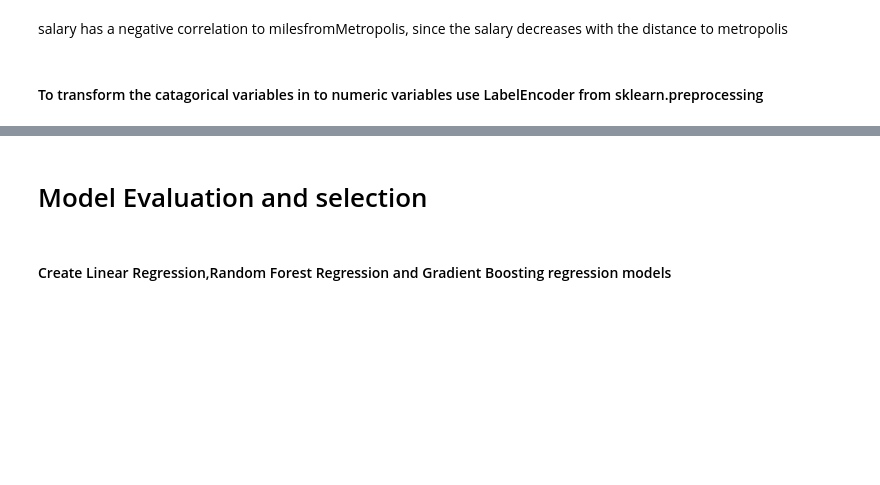
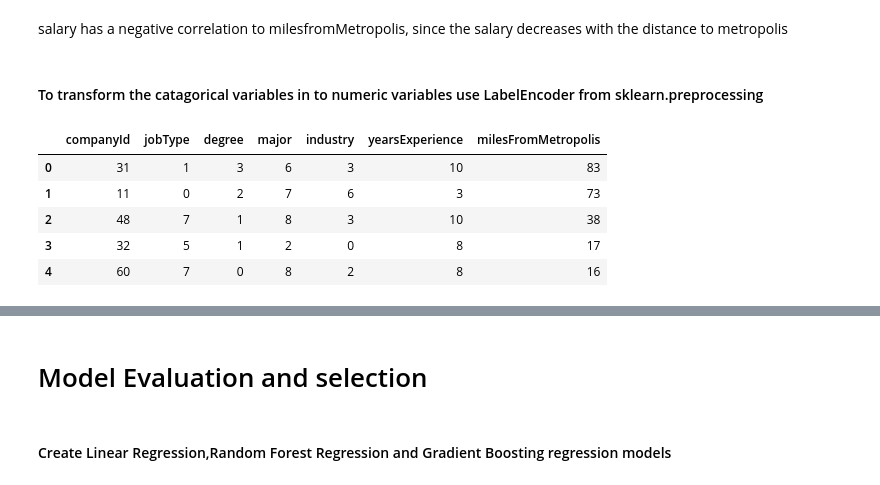
Before and after one commit to deepasyriac/Salary_Prediction_Portfolio_Project, a Jupyter notebook: Salary_Prediction_Portfolio_Project.ipynb, the cells around one changed output, grey strips where cells are left out. Cells and saved outputs as stored; diff of their text form; code cells hidden in the pictures; blank space fills up the shorter version.

```diff
--- a/Salary_Prediction_Portfolio_Project.ipynb
+++ b/Salary_Prediction_Portfolio_Project.ipynb
@@ -399,0 +390,11 @@ salary has a negative correlation to milesfromMetropolis, since the salary decre
+# %%
+def Encode_Data(df):
+    for col in df.columns:
+        if df[col].dtype.name == "category" or "object":
+            le = LabelEncoder()
+            df[col]=le.fit_transform(df[col])
+    return df
+# %%
+train_target= train_df['salary']
+train_feature = train_df.drop(['jobId','salary'],1)
+test_feature = test_features.drop(['jobId'],1)
@@ -399,0 +404,9 @@ salary has a negative correlation to milesfromMetropolis, since the salary decre
+# %%
+train_feature.head()
+# %% [output]
+|  | companyId | jobType | degree | major | industry | yearsExperience | milesFromMetropolis |
+| 0 | 31 | 1 | 3 | 6 | 3 | 10 | 83 |
+| 1 | 11 | 0 | 2 | 7 | 6 | 3 | 73 |
+| 2 | 48 | 7 | 1 | 8 | 3 | 10 | 38 |
+| 3 | 32 | 5 | 1 | 2 | 0 | 8 | 17 |
+| 4 | 60 | 7 | 0 | 8 | 2 | 8 | 16 |
```
Also changed, not shown: parts of 26 cells of this notebook.
